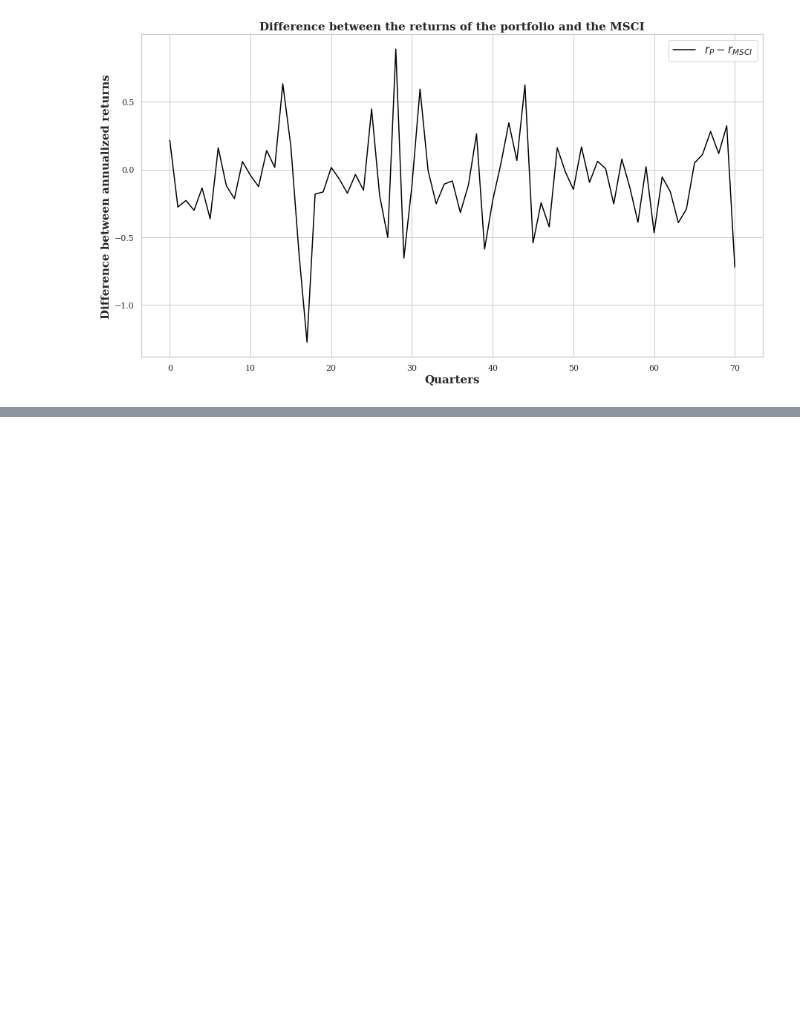
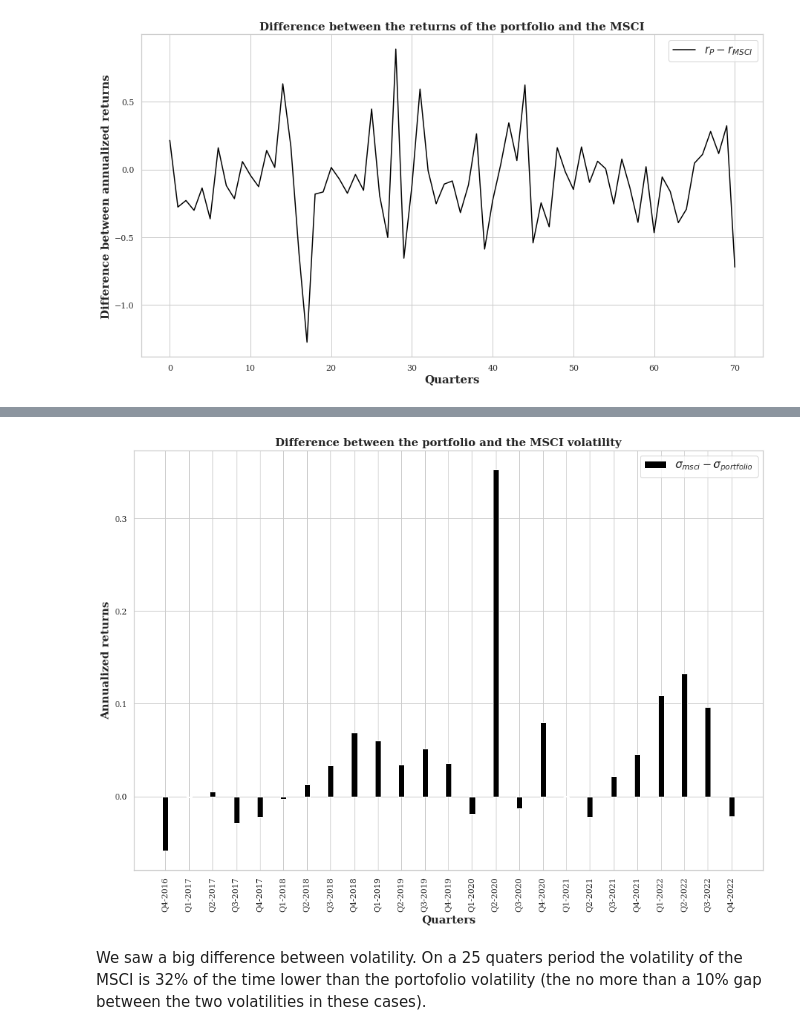
Before and after one commit to bashog/Portfolio-Construction, a Jupyter notebook: 3_portfolio_construction.ipynb, the cells around one changed output, grey strips where cells are left out. Saved outputs shown, nothing was run; the diff lists cells and outputs as text; code cells hidden in the pictures; blank space fills up the shorter version.

```diff
--- a/3_portfolio_construction.ipynb
+++ b/3_portfolio_construction.ipynb
@@ -577,0 +618,17 @@ plt.show()
+# %%
+fig = plt.figure()
+ax = fig.add_axes([0,0,1,1])
+size = 25
+width = 0.25
+br1  = np.arange(size)
+ax.bar(br1,-diff_vol[-size:], color = 'black', width = width,label="$\sigma_{msci}-\sigma_{portfolio}$")
+plt.xlabel('Quarters', fontweight ='bold', fontsize = 15)
+plt.ylabel('Annualized returns', fontweight ='bold', fontsize = 15)
+plt.title("Difference between the portfolio and the MSCI volatility", fontweight ='bold', fontsize = 15)
+plt.xticks([r for r in range(size)],list(returns_msci.keys())[-size:],rotation=90)
+plt.legend(fontsize=15)
+plt.show()
+# %% [output]
+[figure, added]
+# %% [markdown]
+We saw a big difference between volatility. On a 25 quaters period the volatility of the MSCI is 32% of the time lower than the portofolio volatility (the no more than a 10% gap between the two volatilities in these cases).
```
Also changed, not shown: parts of 9 cells of this notebook.
